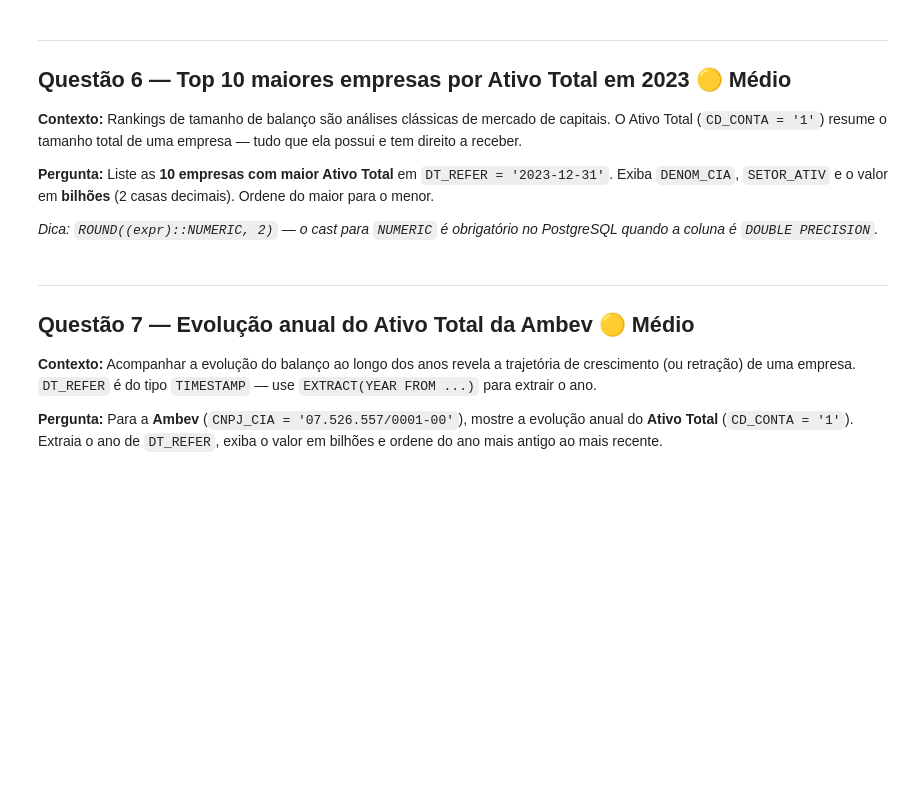
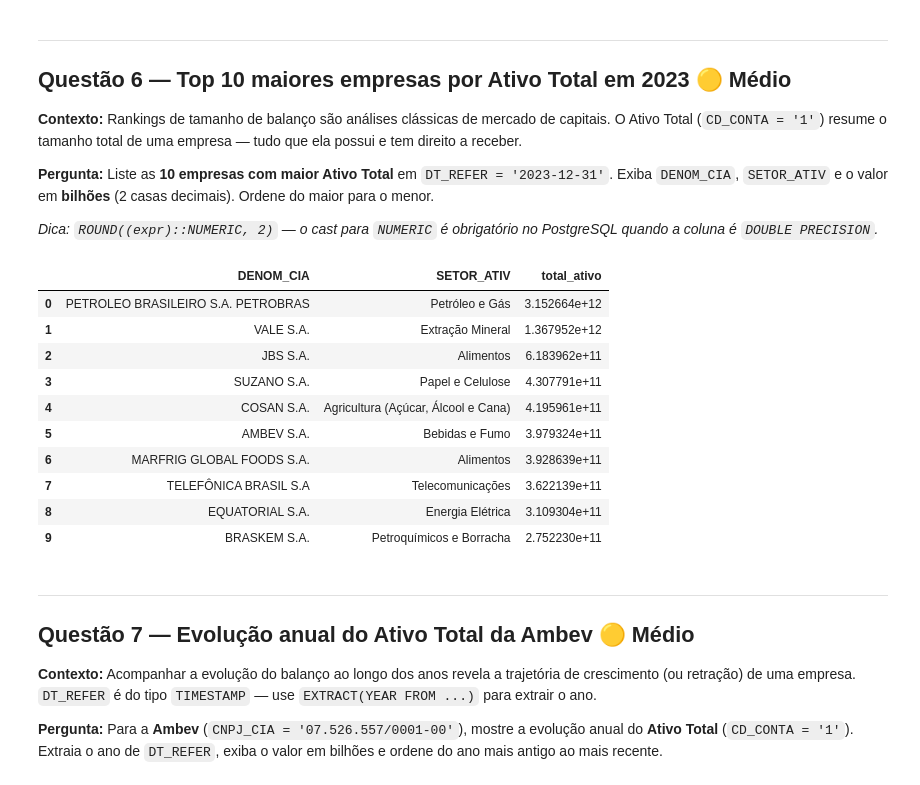
Before and after one commit to felipeniehuesgarcia-oss/big_data_for_finance, a Jupyter notebook: exercicios/exercicios_sql_cvm.ipynb, the cells around one changed output. Saved outputs shown, nothing was run; the diff lists cells and outputs as text; code cells hidden in the pictures; blank space fills up the shorter version.

```diff
--- a/exercicios/exercicios_sql_cvm.ipynb
+++ b/exercicios/exercicios_sql_cvm.ipynb
@@ -102,6 +217,37 @@ print(df)
 **Pergunta:** Liste as **10 empresas com maior Ativo Total** em `DT_REFER = '2023-12-31'`. Exiba `DENOM_CIA`, `SETOR_ATIV` e o valor em **bilhões** (2 casas decimais). Ordene do maior para o menor.
 
 *Dica: `ROUND((expr)::NUMERIC, 2)` — o cast para `NUMERIC` é obrigatório no PostgreSQL quando a coluna é `DOUBLE PRECISION`.*
+# %%
+df_6 = pd.read_sql(
+    con=engine,
+    sql="""
+select
+	"DENOM_CIA",
+	"SETOR_ATIV",
+	ROUND(sum("VL_CONTA_TRATADO")::numeric, 2) as total_ativo
+from
+	layer_02_silver.n1_dfp_cia_aberta_bp
+where
+	"DT_REFER" = '2023-12-31'
+	and "CD_CONTA" = '1'
+group by "DENOM_CIA", "SETOR_ATIV"
+order by sum("VL_CONTA_TRATADO") desc
+limit 10
+"""
+)
+display(df_6)
+# %% [output]
+|  | DENOM_CIA | SETOR_ATIV | total_ativo |
+| 0 | PETROLEO BRASILEIRO S.A. PETROBRAS | Petróleo e Gás | 3.152664e+12 |
+| 1 | VALE S.A. | Extração Mineral | 1.367952e+12 |
+| 2 | JBS S.A. | Alimentos | 6.183962e+11 |
+| 3 | SUZANO S.A. | Papel e Celulose | 4.307791e+11 |
+| 4 | COSAN S.A. | Agricultura (Açúcar, Álcool e Cana) | 4.195961e+11 |
+| 5 | AMBEV S.A. | Bebidas e Fumo | 3.979324e+11 |
+| 6 | MARFRIG GLOBAL FOODS S.A. | Alimentos | 3.928639e+11 |
+| 7 | TELEFÔNICA BRASIL S.A | Telecomunicações | 3.622139e+11 |
+| 8 | EQUATORIAL S.A. | Energia Elétrica | 3.109304e+11 |
+| 9 | BRASKEM S.A. | Petroquímicos e Borracha | 2.752230e+11 |
 # %% [markdown]
 ---
 ## Questão 7 — Evolução anual do Ativo Total da Ambev 🟡 Médio
```
Also changed, not shown: parts of 9 cells of this notebook.
